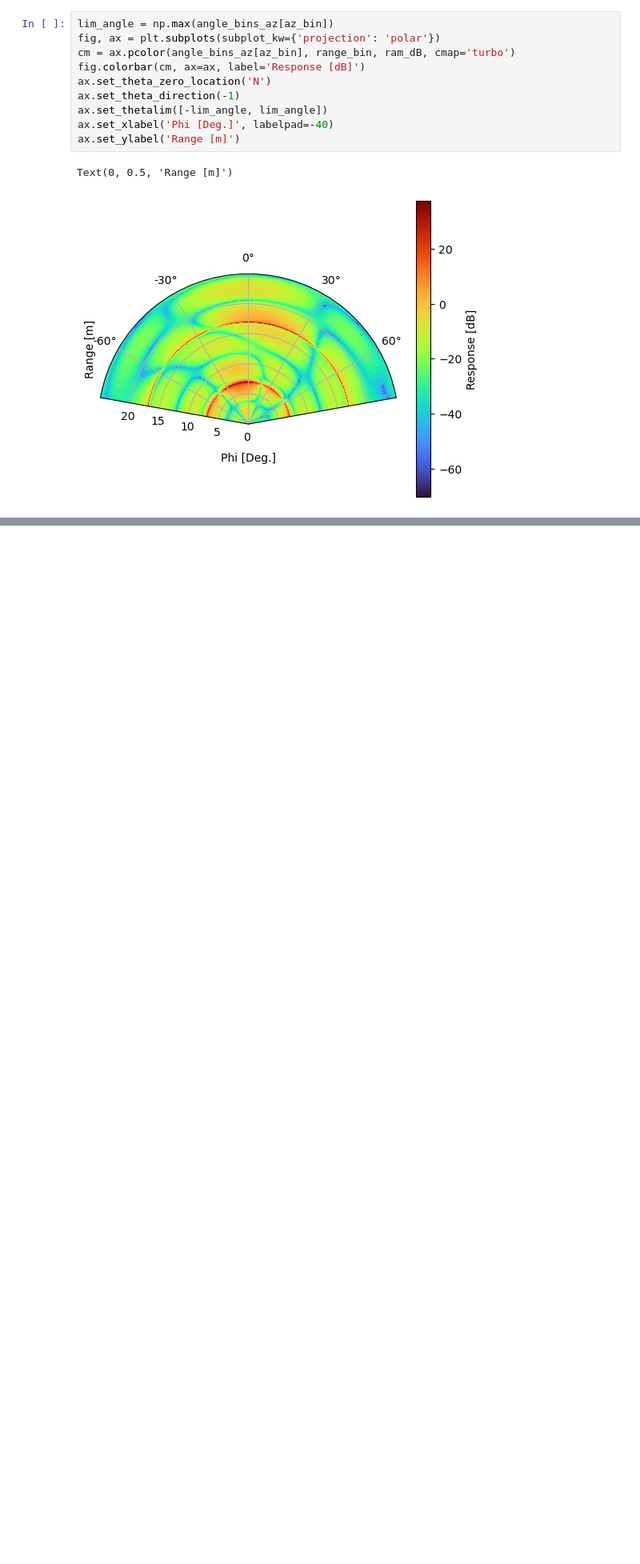
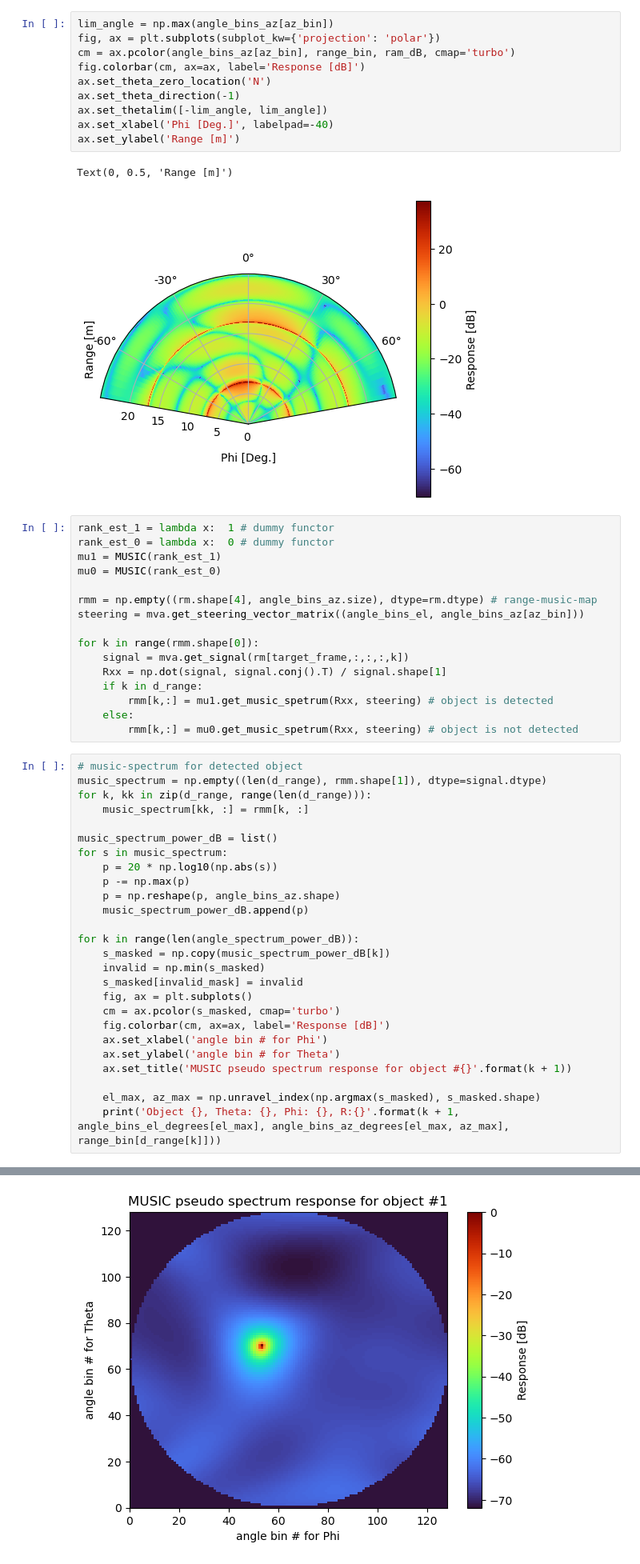
Before and after one commit to eshibusawa/4DRadar-Simulation, a Jupyter notebook: Python/03_16ura_single_object.ipynb, the cells around one changed output, grey strips where cells are left out. Shown at 80% size. Saved outputs shown, nothing was run; the diff lists cells and outputs as text; blank space fills up the shorter version.

```diff
--- a/Python/03_16ura_single_object.ipynb
+++ b/Python/03_16ura_single_object.ipynb
@@ -125,3 +140,46 @@ ax.set_ylabel('Range [m]')
 # %% [output]
 Text(0, 0.5, 'Range [m]')
 [figure]
+# %%
+rank_est_1 = lambda x:  1 # dummy functor
+rank_est_0 = lambda x:  0 # dummy functor
+mu1 = MUSIC(rank_est_1)
+mu0 = MUSIC(rank_est_0)
+
+rmm = np.empty((rm.shape[4], angle_bins_az.size), dtype=rm.dtype) # range-music-map
+steering = mva.get_steering_vector_matrix((angle_bins_el, angle_bins_az[az_bin]))
+
+for k in range(rmm.shape[0]):
+    signal = mva.get_signal(rm[target_frame,:,:,:,k])
+    Rxx = np.dot(signal, signal.conj().T) / signal.shape[1]
+    if k in d_range:
+        rmm[k,:] = mu1.get_music_spetrum(Rxx, steering) # object is detected
+    else:
+        rmm[k,:] = mu0.get_music_spetrum(Rxx, steering) # object is not detected
+# %%
+# music-spectrum for detected object
+music_spectrum = np.empty((len(d_range), rmm.shape[1]), dtype=signal.dtype)
+for k, kk in zip(d_range, range(len(d_range))):
+    music_spectrum[kk, :] = rmm[k, :]
+
+music_spectrum_power_dB = list()
+for s in music_spectrum:
+    p = 20 * np.log10(np.abs(s))
+    p -= np.max(p)
+    p = np.reshape(p, angle_bins_az.shape)
+    music_spectrum_power_dB.append(p)
+
+for k in range(len(angle_spectrum_power_dB)):
+    s_masked = np.copy(music_spectrum_power_dB[k])
+    invalid = np.min(s_masked)
+    s_masked[invalid_mask] = invalid
+    fig, ax = plt.subplots()
+    cm = ax.pcolor(s_masked, cmap='turbo')
+    fig.colorbar(cm, ax=ax, label='Response [dB]')
+    ax.set_xlabel('angle bin # for Phi')
+    ax.set_ylabel('angle bin # for Theta')
+    ax.set_title('MUSIC pseudo spectrum response for object #{}'.format(k + 1))
+
+    el_max, az_max = np.unravel_index(np.argmax(s_masked), s_masked.shape)
+    print('Object {}, Theta: {}, Phi: {}, R:{}'.format(k + 1, angle_bins_el_degrees[el_max], angle_bins_az_degrees[el_max, az_max], range_bin[d_range[k]]))
+# %% [output]
@@ -127,0 +188 @@ Text(0, 0.5, 'Range [m]')
+[figure, added]
```
Also changed, not shown: parts of 4 cells of this notebook.
